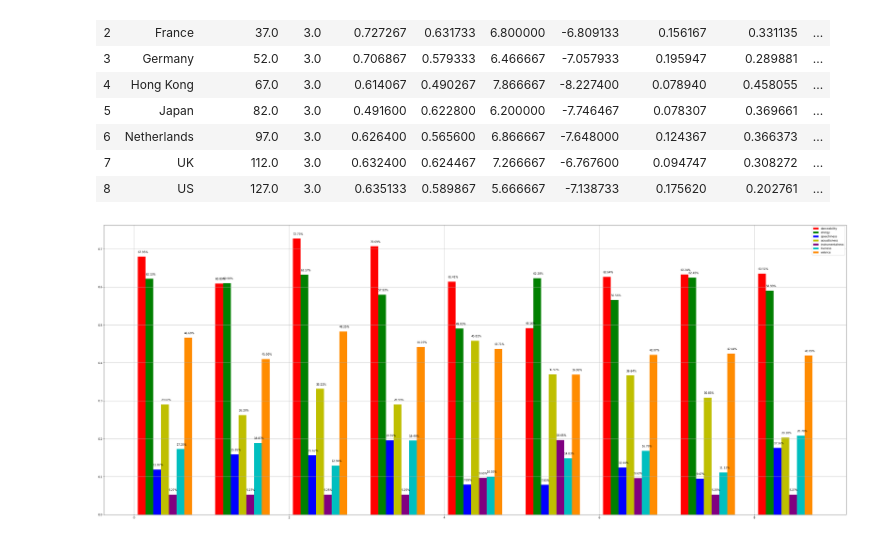
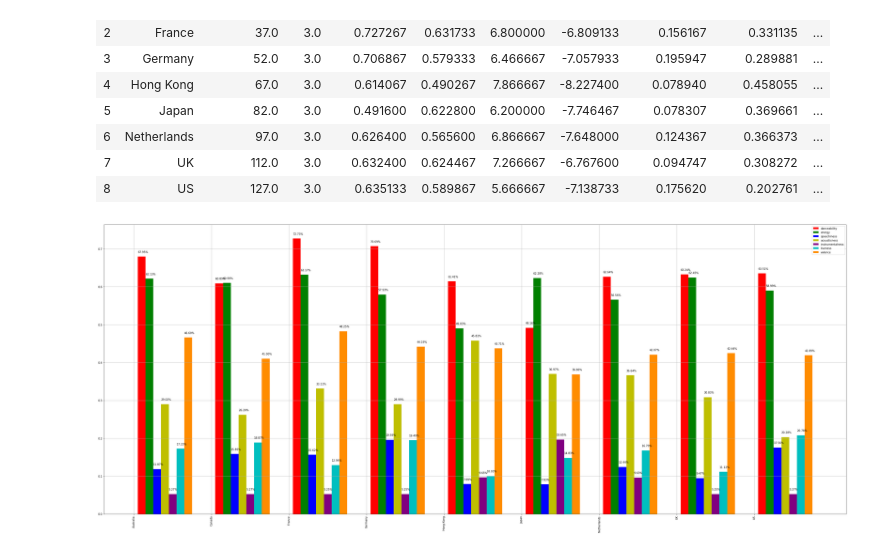
Before and after one commit to nawdah/project-1, a Jupyter notebook: Charting Data.ipynb, the cells around one changed output. Drawn from its saved outputs; the diff is of its cells as text; code cells hidden in the pictures.

Commit message:
Cleaned up Genre, added an additional Chart for reference

```diff
--- a/Charting Data.ipynb
+++ b/Charting Data.ipynb
@@ -40,34 +40,36 @@ country_mean
 # %%
 x_axis = np.arange(len(country_mean))
 tick_locations = [value for value in x_axis]
 fig,ax=plt.subplots(figsize=(50,20))
 
 bar_1=ax.bar(x_axis+0.10, country_mean["danceability"], label="danceability", color='r', width=0.10)
 bar_2=ax.bar(x_axis+0.20, country_mean["energy"],label="energy", color='g', width=0.10)
 bar_3=ax.bar(x_axis+0.30, country_mean["speechiness"], label="speechiness",color='b', width=0.10)
 bar_4=ax.bar(x_axis+0.40, country_mean["acousticness"], label="acousticness", color='y', width=0.10)
 bar_5=ax.bar(x_axis+0.50, country_mean["instrumentalness"], label="instrumentalness",color='purple', width=0.10)
 bar_6=ax.bar(x_axis+0.60, country_mean["liveness"],label="liveness", color='c', width=0.10)
 bar_7=ax.bar(x_axis+0.70, country_mean["valence"],label="valence",  color='darkorange', width=0.10)
 
 plt.legend()
 plt.grid()
 
 def autolabel(rects):
     for p in rects:
         height = '{:.2f}%'.format(p.get_height()*100)
-#         print(height)
         x = p.get_x() + p.get_width()/2-.05
         y = p.get_y() + p.get_height()+.01
-#         print(x)
-#         current_ax.text(p.get_x() + p.get_width()/2,.5*height,"%d" %float(height)+ "%",ha="center",va="bottom",color="white")
         ax.annotate(height, (x, y), color='k')
+
 autolabel(bar_1)
 autolabel(bar_2)
 autolabel(bar_3)
 autolabel(bar_4)
 autolabel(bar_5)
 autolabel(bar_6)
 autolabel(bar_7)
+
+
+plt.xticks(tick_locations, country_mean["Country"], rotation="vertical")
+plt.savefig("avg_feature_country.png")
 # %% [output]
-[figure, old version]
+[figure, new version]
```
Also changed, not shown: parts of 2 cells of this notebook, 4 other files.
